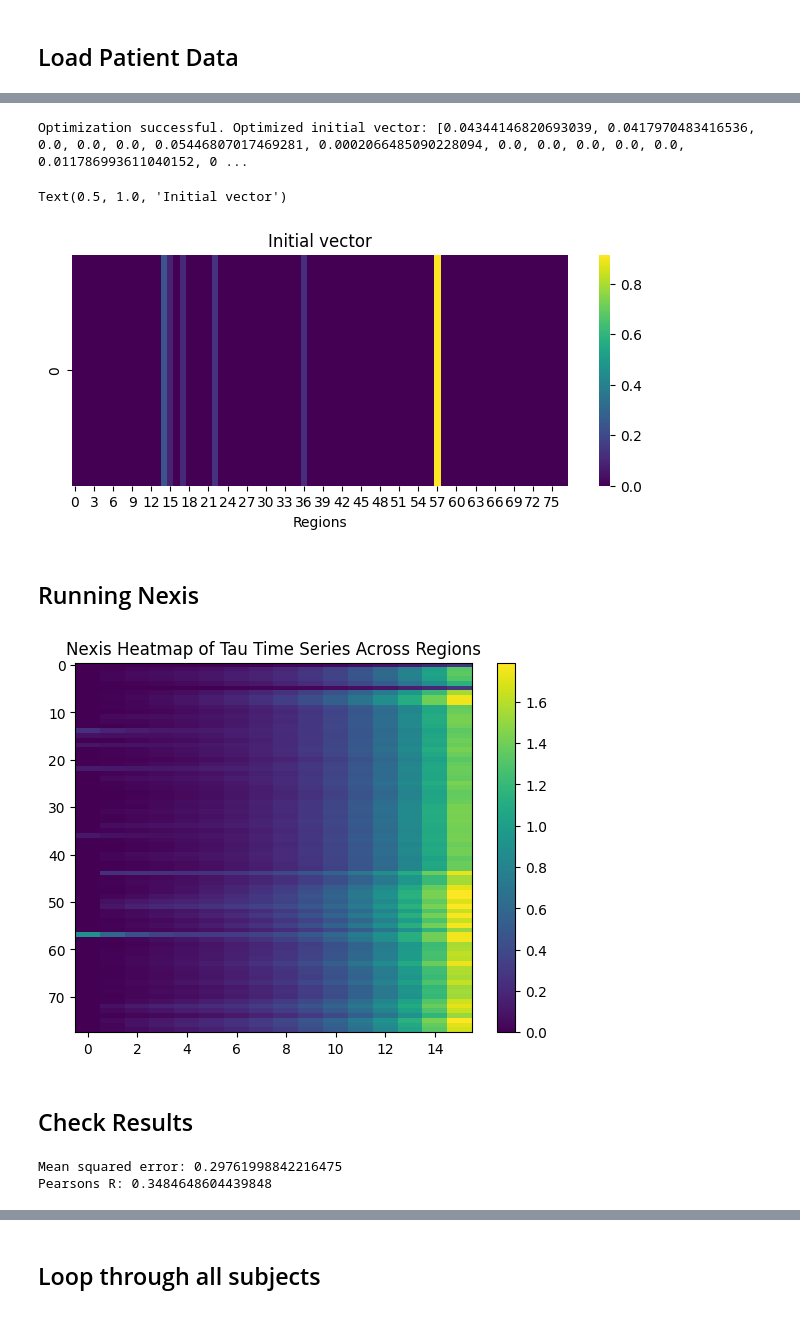
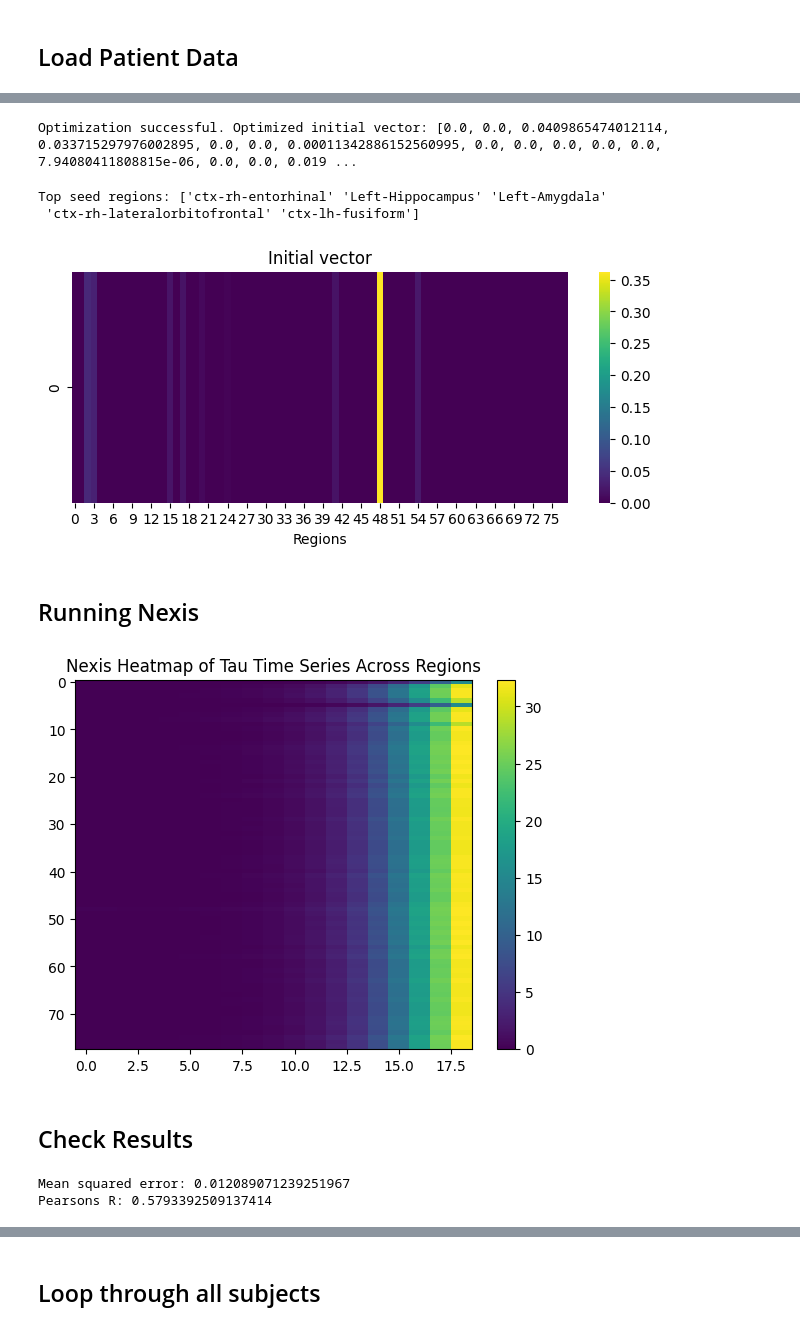
Before and after one commit to LaasyaMunjeti/EBM-Nexis, a Jupyter notebook: Running_nexis_seedop.ipynb, the cells around one changed output, grey strips where cells are left out. Saved outputs shown, nothing was run; the diff lists cells and outputs as text; code cells hidden in the pictures.

```diff
--- a/Running_nexis_seedop.ipynb
+++ b/Running_nexis_seedop.ipynb
@@ -60,9 +60,12 @@ regions = ['Left-Cerebellum-Cortex','Left-Thalamus-Proper','Left-Hippocampus','L
+# %%
+# Run on either individual subjects (1) or whole cohort (0) (SET HERE)
+individual = 1
 # %%
 # Define inputs to NEXIS
 
 C_ = connectivity_matrix  # Connectivity matrix (nROI x nROI)
 U_ = np.zeros((nROI, 1)) # Cell type matrix (nROI x nTypes)/ gene_data_reordered
-t_vec_ = np.linspace(0, 15, 16)  # Time vector in terms of stages outputted by EBM (16 stages) # CHANGE LATER: 100 time points once time vs. stage relationship has been specified
+t_vec_ = np.linspace(0, 18, 19)  # Time vector in terms of stages outputted by EBM (16 stages) # CHANGE LATER: 100 time points once time vs. stage relationship has been specified
 w_dir_ = 0  # Since I don't care about directionality, set to 0 which overwrites s as 0.5
 volcorrect_ = 1  # Binary flag set to 0 if not correcting for volume, set to 1 if correcting for volume and add regional volume data to regional_volumes
 region_volumes_ = regional_volumes_excluded  # Regional volumes for normalization (nROI x 1)
@@ -217,8 +252,10 @@ def Nexis_MSE(params, patient_tau):
 
         return error
 # %%
-#Optimize parameters by minimizing MSE between patient data and Y
-custom_Nexis_MSE = partial(Nexis_MSE, patient_tau=patient_tau)
+if individual:
+    custom_Nexis_MSE = partial(Nexis_MSE, patient_tau=patient_tau, stages=stages)
+else:
+    custom_Nexis_MSE = partial(Nexis_MSE, patient_tau=patient_tau, stages=0)
 
 # Initial guesses for initial vector
 seeding_locations = ['ctx-lh-entorhinal', 'ctx-rh-entorhinal'] # Manually edit guess for seeding region here
@@ -244,7 +281,7 @@ if result.success:
 else:
     print("Optimization failed.", result.message)
 # %% [output]
-Optimization successful. Optimized initial vector: [0.04344146820693039, 0.0417970483416536, 0.0, 0.0, 0.0, 0.05446807017469281, 0.0002066485090228094, 0.0, 0.0, 0.0, 0.0, 0.0, 0.011786993611040152, 0 ...
+Optimization successful. Optimized initial vector: [0.0, 0.0, 0.0409865474012114, 0.033715297976002895, 0.0, 0.0, 0.00011342886152560995, 0.0, 0.0, 0.0, 0.0, 0.0, 7.94080411808815e-06, 0.0, 0.0, 0.019 ...
 # %%
 # Threshold regional seed values to increase sparcity
 num_seeds = 6 # SET HERE number of highest tau regions retained
@@ -254,49 +291,57 @@ thresholded_init_vec = [x if x in top_values else 0 for x in thresholded_init_ve
 
 # Create a heatmap of initial vector
 plt.figure(figsize=(8, 3))
-sns.heatmap([thresholded_init_vec], cmap='viridis')
+sns.heatmap([optimized_initial_vec], cmap='viridis')
 # Add labels and title
 plt.xlabel('Regions')
 plt.title('Initial vector')
+
+# Print highest tau seed regions
+top_seed_values = sorted(optimized_initial_vec, reverse=True)[:5]
+top_indices = sorted(range(len(optimized_initial_vec)), key=lambda i: optimized_initial_vec[i], reverse=True)[:5]
+regions_array = np.array(regions)
+top_seeds = regions_array[top_indices]
+print('Top seed regions: ' + str(top_seeds))
 # %% [output]
-Text(0.5, 1.0, 'Initial vector')
+Top seed regions: ['ctx-rh-entorhinal' 'Left-Hippocampus' 'Left-Amygdala'
+ 'ctx-rh-lateralorbitofrontal' 'ctx-lh-fusiform']
-[figure, old version]
+[figure, new version]
 # %% [markdown]
 ## Running Nexis
 # %%
 # Initialize run_Nexis class
 nexis_model = run_Nexis(C_=C_, U_=U_, t_vec_=t_vec_, w_dir_=w_dir_,
                         volcorrect_=volcorrect_,
                         region_volumes_=region_volumes_, logistic_term_=1)
 
 # Parameters for simulate_nexis method
-parameters =  [0.26578466302222054, 0.4901505014988503, 1.0, 0.5, 0.0, 0.0, 20.000567683872493, thresholded_init_vec] # [alpha, beta, gamma, s, b, p, k, initial vector] # CAN MANUALLY SET PARAMETERS HERE
+parameters =  [0.574, 0.539, 1, 0.5, 0.0, 0.0, 50.0, optimized_initial_vec] # [alpha, beta, gamma, s, b, p, k, initial vector] # CAN MANUALLY SET PARAMETERS HERE
 
 # Call the simulate_nexis method with the parameters
 Y = nexis_model.simulate_nexis(parameters)
 
-# Take stages from Y that correspond to patient's stages
-Y_edited = Y[:, stages]
+if individual:
+    # Take stages from Y that correspond to patient's stages
+    Y_edited = Y[:, stages]
 
 # Plot heatmap of Y
 plt = heatmap('baseline',Y)
 # %% [output]
-[figure, old version]
+[figure, new version]
 # %% [markdown]
 ## Check Results
 # %%
-# Calculate MSE between E(t) and Y
-mse = mse_matrix(patient_tau, Y_edited)
-print('Mean squared error: ' + str(mse))
+if individual:
+    # Calculate MSE between E(t) and Y
+    mse = mse_matrix(patient_tau, Y_edited)
+    print('Mean squared error: ' + str(mse))
 
- # Calculate R (only relevant with longitudinal data)
-Y_edited = Y_edited.flatten()
-patient_tau = patient_tau.flatten()
-R, p_value = pearsonr(Y_edited, patient_tau)
-print('Pearsons R: ' + str(R))
+    # Calculate R (only relevant with longitudinal data)
+    R, p_value = pearsonr(Y_edited.flatten(), patient_tau.flatten())
+    print('Pearsons R: ' + str(R))
 # %% [output]
-Mean squared error: 0.29761998842216475
-Pearsons R: 0.3484648604439848
+Mean squared error: 0.012089071239251967
+Pearsons R: 0.5793392509137414
 # %%
 # Plot total tau over time for patient tau and Y_edited
 
```
Also changed, not shown: parts of 7 cells of this notebook.
